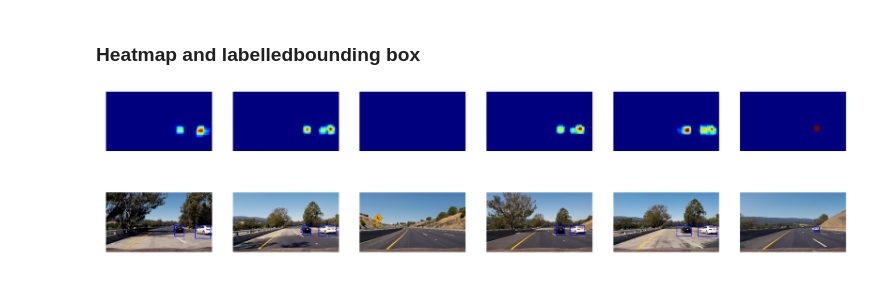
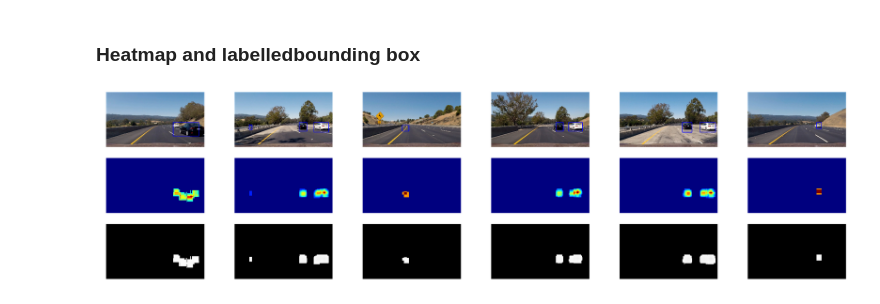
Before and after one commit to jinchenglee/CarND-Vehicle-Detection, a Jupyter notebook: Vehicle_Detection_Notebook.ipynb, the cells around one changed output. Cells and saved outputs as stored; diff of their text form; code cells hidden in the pictures.

```diff
--- a/Vehicle_Detection_Notebook.ipynb
+++ b/Vehicle_Detection_Notebook.ipynb
@@ -389,32 +389,40 @@ for f,idx in zip(images,range(len(images))):
 # %%
 # Heat map
 fig = plt.figure(figsize=(40,10))
 for f,idx in zip(images,range(len(images))):
     img = mpimg.imread(f)
     heat = np.zeros_like(img[:,:,0]).astype(np.float)
 
     # Add heat to each box in box list
     heat = add_heat(heat,bbox_list[idx])
 
     # Apply threshold to help remove false positives
     heat = apply_threshold(heat,2)
 
     # Visualize the heatmap when displaying
     heatmap = np.clip(heat, 0, 255)
 
     # Label bounding box
     # Find final boxes from heatmap using label function
     labels = label(heatmap)
     draw_img = draw_labeled_bboxes(np.copy(img), labels)
+    draw_img_l = np.array(np.dstack((heatmap, heatmap, heatmap))*255, dtype='uint8')
+
 
     # Show heat map
-    a = fig.add_subplot(2,6,idx+1)
+    a = fig.add_subplot(3,6,idx+1)
+    a.axis('off')
+    plt.imshow(draw_img)
+
+
+    # Show labelled image
+    a = fig.add_subplot(3,6,6+idx+1)
     a.axis('off')
     plt.imshow(heatmap)
 
-    # Show labelled image
-    a = fig.add_subplot(2,6,6+idx+1)
+    # Show labels
+    a = fig.add_subplot(3,6,12+idx+1)
     a.axis('off')
-    plt.imshow(draw_img)
+    plt.imshow(draw_img_l)
 # %% [output]
-[figure, old version]
+[figure, new version]
```
Also changed, not shown: parts of 2 cells of this notebook, 6 other files.
